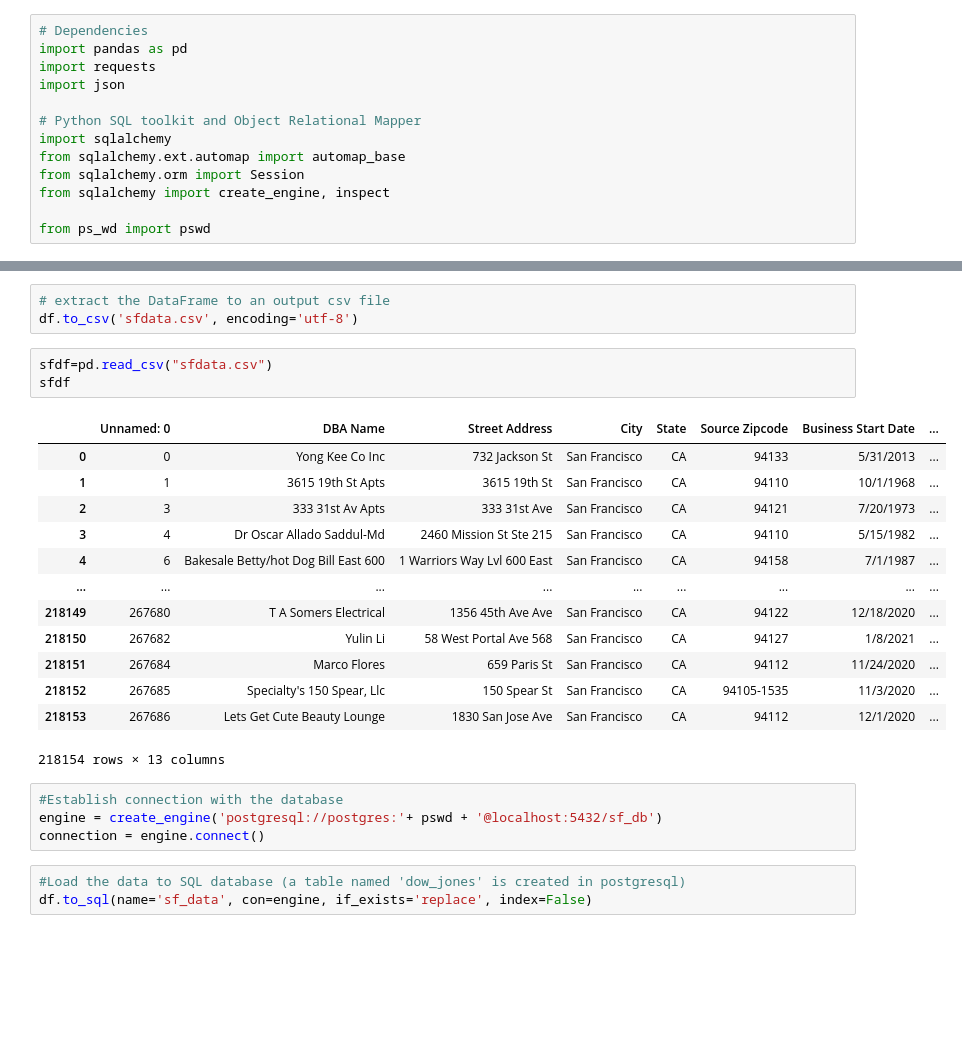
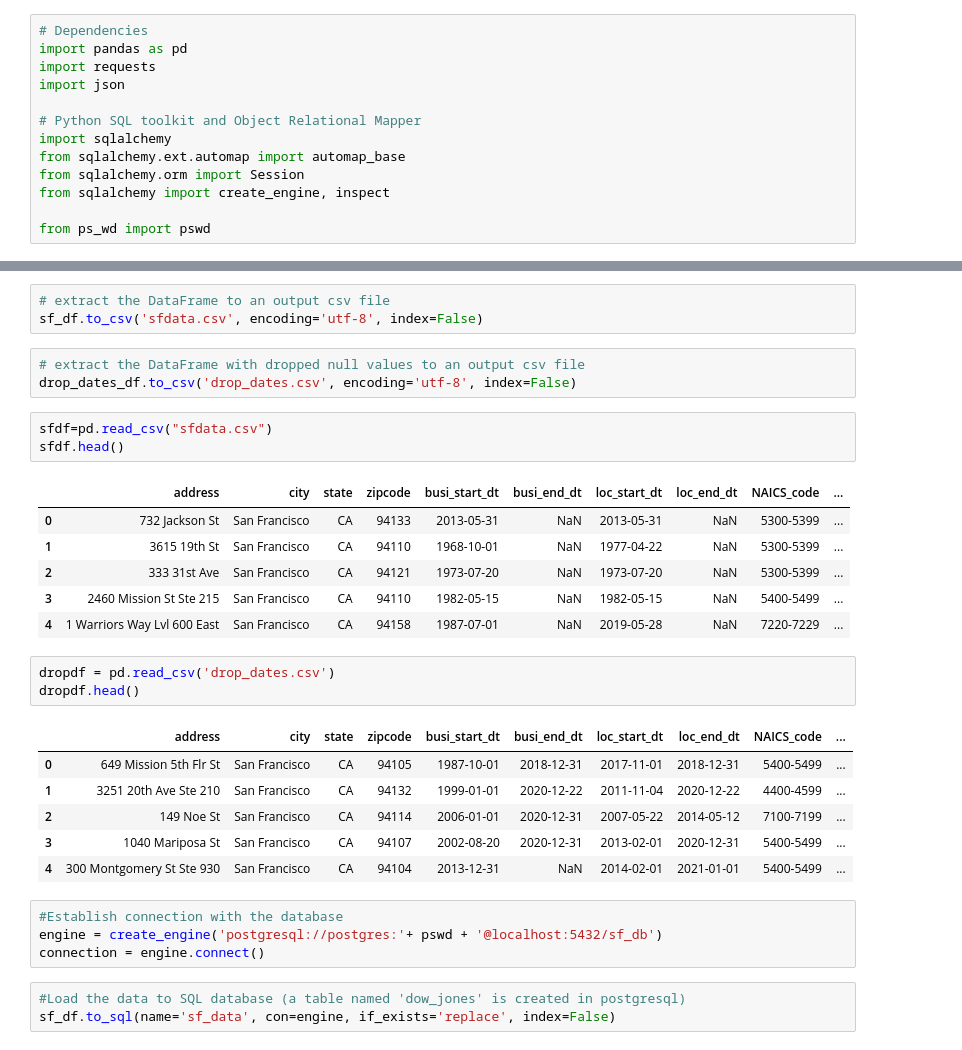
Before and after one commit to katrinan029/project-shutdown, a Jupyter notebook: flask_app/database.ipynb, the cells around one changed output, grey strips where cells are left out. Saved outputs shown, nothing was run; the diff lists cells and outputs as text; blank space fills up the shorter version.

```diff
--- a/flask_app/database.ipynb
+++ b/flask_app/database.ipynb
@@ -117,30 +184,36 @@ dtype: object
 # %%
 # extract the DataFrame to an output csv file
-df.to_csv('sfdata.csv', encoding='utf-8')
+sf_df.to_csv('sfdata.csv', encoding='utf-8', index=False)
+# %%
+# extract the DataFrame with dropped null values to an output csv file
+drop_dates_df.to_csv('drop_dates.csv', encoding='utf-8', index=False)
 # %%
 sfdf=pd.read_csv("sfdata.csv")
-sfdf
+sfdf.head()
 # %% [output]
-|  | Unnamed: 0 | DBA Name | Street Address | City | State | Source Zipcode | Business Start Date | ... |
-| 0 | 0 | Yong Kee Co Inc | 732 Jackson St | San Francisco | CA | 94133 | 5/31/2013 | ... |
-| 1 | 1 | 3615 19th St Apts | 3615 19th St | San Francisco | CA | 94110 | 10/1/1968 | ... |
-| 2 | 3 | 333 31st Av Apts | 333 31st Ave | San Francisco | CA | 94121 | 7/20/1973 | ... |
-| 3 | 4 | Dr Oscar Allado Saddul-Md | 2460 Mission St Ste 215 | San Francisco | CA | 94110 | 5/15/1982 | ... |
-| 4 | 6 | Bakesale Betty/hot Dog Bill East 600 | 1 Warriors Way Lvl 600 East | San Francisco | CA | 94158 | 7/1/1987 | ... |
-| ... | ... | ... | ... | ... | ... | ... | ... | ... |
-| 218149 | 267680 | T A Somers Electrical | 1356 45th Ave Ave | San Francisco | CA | 94122 | 12/18/2020 | ... |
-| 218150 | 267682 | Yulin Li | 58 West Portal Ave 568 | San Francisco | CA | 94127 | 1/8/2021 | ... |
-| 218151 | 267684 | Marco Flores | 659 Paris St | San Francisco | CA | 94112 | 11/24/2020 | ... |
-| 218152 | 267685 | Specialty's 150 Spear, Llc | 150 Spear St | San Francisco | CA | 94105-1535 | 11/3/2020 | ... |
-| 218153 | 267686 | Lets Get Cute Beauty Lounge | 1830 San Jose Ave | San Francisco | CA | 94112 | 12/1/2020 | ... |
+|  | address | city | state | zipcode | busi_start_dt | busi_end_dt | loc_start_dt | loc_end_dt | NAICS_code | ... |
+| 0 | 732 Jackson St | San Francisco | CA | 94133 | 2013-05-31 | NaN | 2013-05-31 | NaN | 5300-5399 | ... |
+| 1 | 3615 19th St | San Francisco | CA | 94110 | 1968-10-01 | NaN | 1977-04-22 | NaN | 5300-5399 | ... |
+| 2 | 333 31st Ave | San Francisco | CA | 94121 | 1973-07-20 | NaN | 1973-07-20 | NaN | 5300-5399 | ... |
+| 3 | 2460 Mission St Ste 215 | San Francisco | CA | 94110 | 1982-05-15 | NaN | 1982-05-15 | NaN | 5400-5499 | ... |
+| 4 | 1 Warriors Way Lvl 600 East | San Francisco | CA | 94158 | 1987-07-01 | NaN | 2019-05-28 | NaN | 7220-7229 | ... |
-218154 rows × 13 columns
+# %%
+dropdf = pd.read_csv('drop_dates.csv')
+dropdf.head()
+# %% [output]
+|  | address | city | state | zipcode | busi_start_dt | busi_end_dt | loc_start_dt | loc_end_dt | NAICS_code | ... |
+| 0 | 649 Mission 5th Flr St | San Francisco | CA | 94105 | 1987-10-01 | 2018-12-31 | 2017-11-01 | 2018-12-31 | 5400-5499 | ... |
+| 1 | 3251 20th Ave Ste 210 | San Francisco | CA | 94132 | 1999-01-01 | 2020-12-22 | 2011-11-04 | 2020-12-22 | 4400-4599 | ... |
+| 2 | 149 Noe St | San Francisco | CA | 94114 | 2006-01-01 | 2020-12-31 | 2007-05-22 | 2014-05-12 | 7100-7199 | ... |
+| 3 | 1040 Mariposa St | San Francisco | CA | 94107 | 2002-08-20 | 2020-12-31 | 2013-02-01 | 2020-12-31 | 5400-5499 | ... |
+| 4 | 300 Montgomery St Ste 930 | San Francisco | CA | 94104 | 2013-12-31 | NaN | 2014-02-01 | 2021-01-01 | 5400-5499 | ... |
 # %%
 #Establish connection with the database
 engine = create_engine('postgresql://postgres:'+ pswd + '@localhost:5432/sf_db')
 connection = engine.connect()
 # %%
 #Load the data to SQL database (a table named 'dow_jones' is created in postgresql)
-df.to_sql(name='sf_data', con=engine, if_exists='replace', index=False)
+sf_df.to_sql(name='sf_data', con=engine, if_exists='replace', index=False)
 # %%
 #Query the SQL database
 pd.read_sql_query('select * from sf_data', con=engine).head()
```
Also changed, not shown: parts of 17 cells of this notebook, 4 other files.
